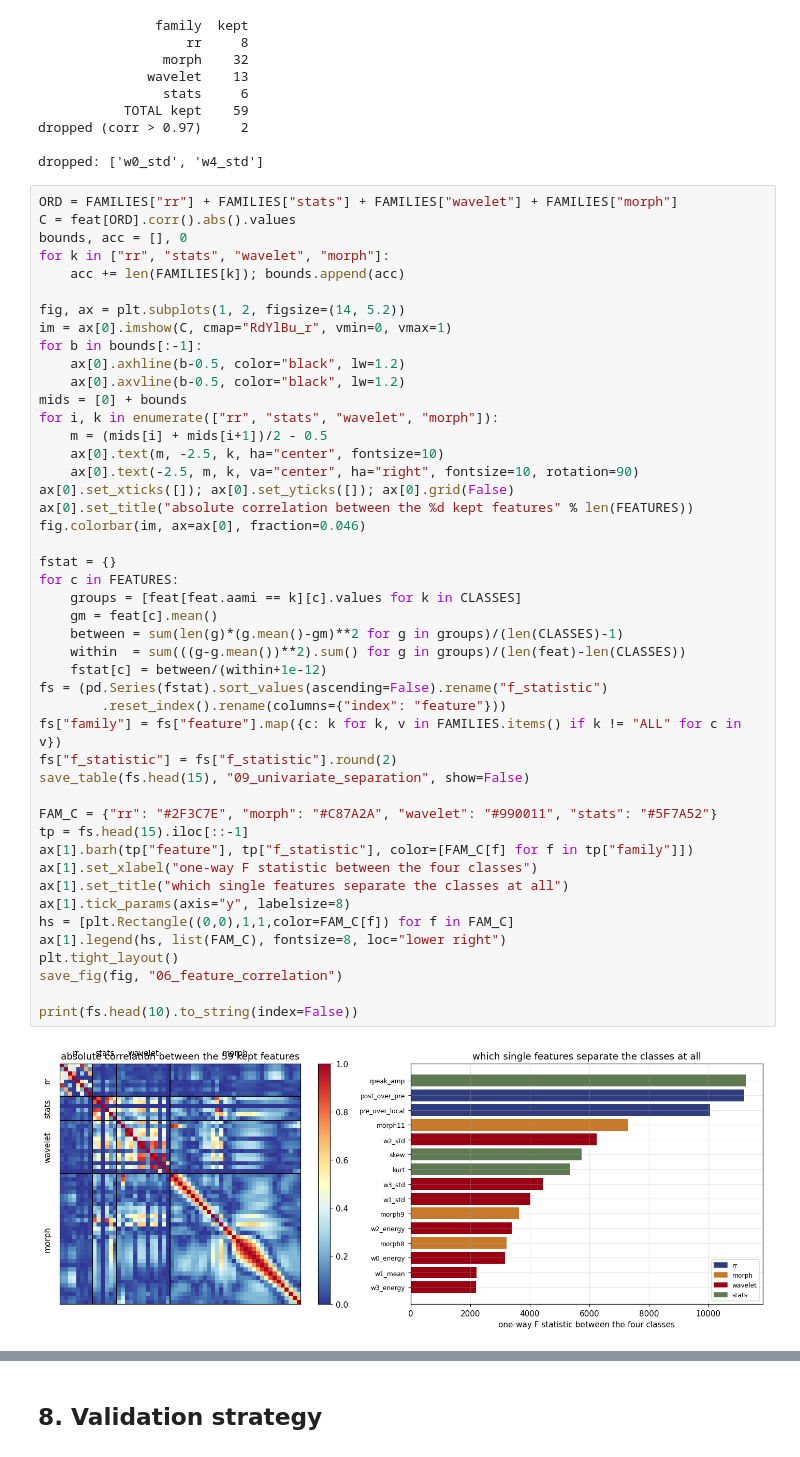
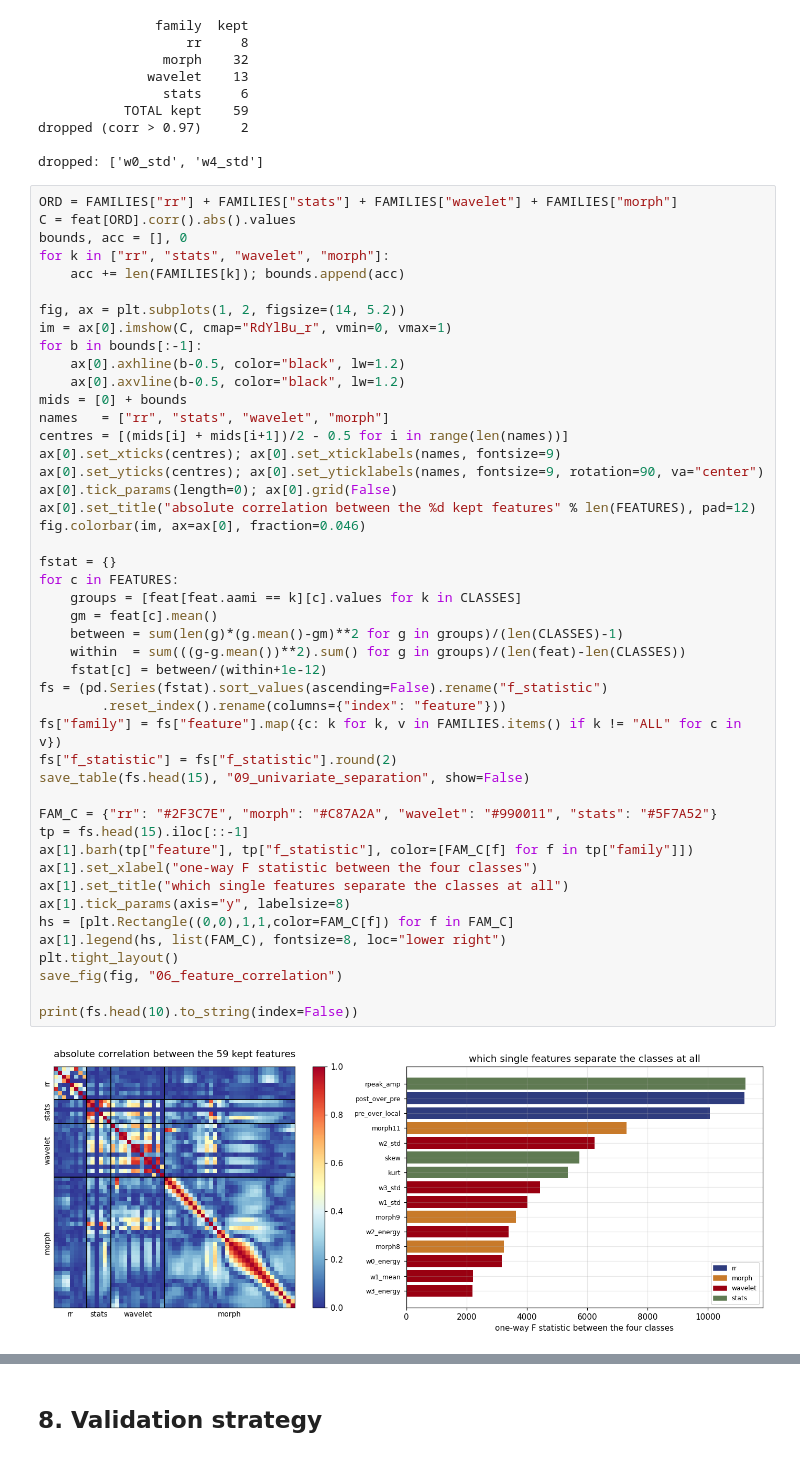
Before and after one commit to meypanhawath/ECG-arrhythmia-classification, a Jupyter notebook: notebook/ECG_arrhythmia_classification.ipynb, the cells around one changed output, grey strips where cells are left out. Saved outputs shown, nothing was run; the diff lists cells and outputs as text.

```diff
--- a/notebook/ECG_arrhythmia_classification.ipynb
+++ b/notebook/ECG_arrhythmia_classification.ipynb
@@ -539,41 +576,41 @@ for b in bounds[:-1]:
     ax[0].axhline(b-0.5, color="black", lw=1.2)
     ax[0].axvline(b-0.5, color="black", lw=1.2)
 mids = [0] + bounds
-for i, k in enumerate(["rr", "stats", "wavelet", "morph"]):
-    m = (mids[i] + mids[i+1])/2 - 0.5
-    ax[0].text(m, -2.5, k, ha="center", fontsize=10)
-    ax[0].text(-2.5, m, k, va="center", ha="right", fontsize=10, rotation=90)
-ax[0].set_xticks([]); ax[0].set_yticks([]); ax[0].grid(False)
-ax[0].set_title("absolute correlation between the %d kept features" % len(FEATURES))
+names   = ["rr", "stats", "wavelet", "morph"]
+centres = [(mids[i] + mids[i+1])/2 - 0.5 for i in range(len(names))]
+ax[0].set_xticks(centres); ax[0].set_xticklabels(names, fontsize=9)
+ax[0].set_yticks(centres); ax[0].set_yticklabels(names, fontsize=9, rotation=90, va="center")
+ax[0].tick_params(length=0); ax[0].grid(False)
+ax[0].set_title("absolute correlation between the %d kept features" % len(FEATURES), pad=12)
 fig.colorbar(im, ax=ax[0], fraction=0.046)
 
 fstat = {}
 for c in FEATURES:
     groups = [feat[feat.aami == k][c].values for k in CLASSES]
     gm = feat[c].mean()
     between = sum(len(g)*(g.mean()-gm)**2 for g in groups)/(len(CLASSES)-1)
     within  = sum(((g-g.mean())**2).sum() for g in groups)/(len(feat)-len(CLASSES))
     fstat[c] = between/(within+1e-12)
 fs = (pd.Series(fstat).sort_values(ascending=False).rename("f_statistic")
         .reset_index().rename(columns={"index": "feature"}))
 fs["family"] = fs["feature"].map({c: k for k, v in FAMILIES.items() if k != "ALL" for c in v})
 fs["f_statistic"] = fs["f_statistic"].round(2)
 save_table(fs.head(15), "09_univariate_separation", show=False)
 
 FAM_C = {"rr": "#2F3C7E", "morph": "#C87A2A", "wavelet": "#990011", "stats": "#5F7A52"}
 tp = fs.head(15).iloc[::-1]
 ax[1].barh(tp["feature"], tp["f_statistic"], color=[FAM_C[f] for f in tp["family"]])
 ax[1].set_xlabel("one-way F statistic between the four classes")
 ax[1].set_title("which single features separate the classes at all")
 ax[1].tick_params(axis="y", labelsize=8)
 hs = [plt.Rectangle((0,0),1,1,color=FAM_C[f]) for f in FAM_C]
 ax[1].legend(hs, list(FAM_C), fontsize=8, loc="lower right")
 plt.tight_layout()
 save_fig(fig, "06_feature_correlation")
 
 print(fs.head(10).to_string(index=False))
 # %% [output]
-[figure, old version]
+[figure, new version]
        feature  f_statistic  family
      rpeak_amp     11257.25   stats
  post_over_pre     11210.38      rr
```
Also changed, not shown: parts of 37 cells of this notebook, 47 other files.
